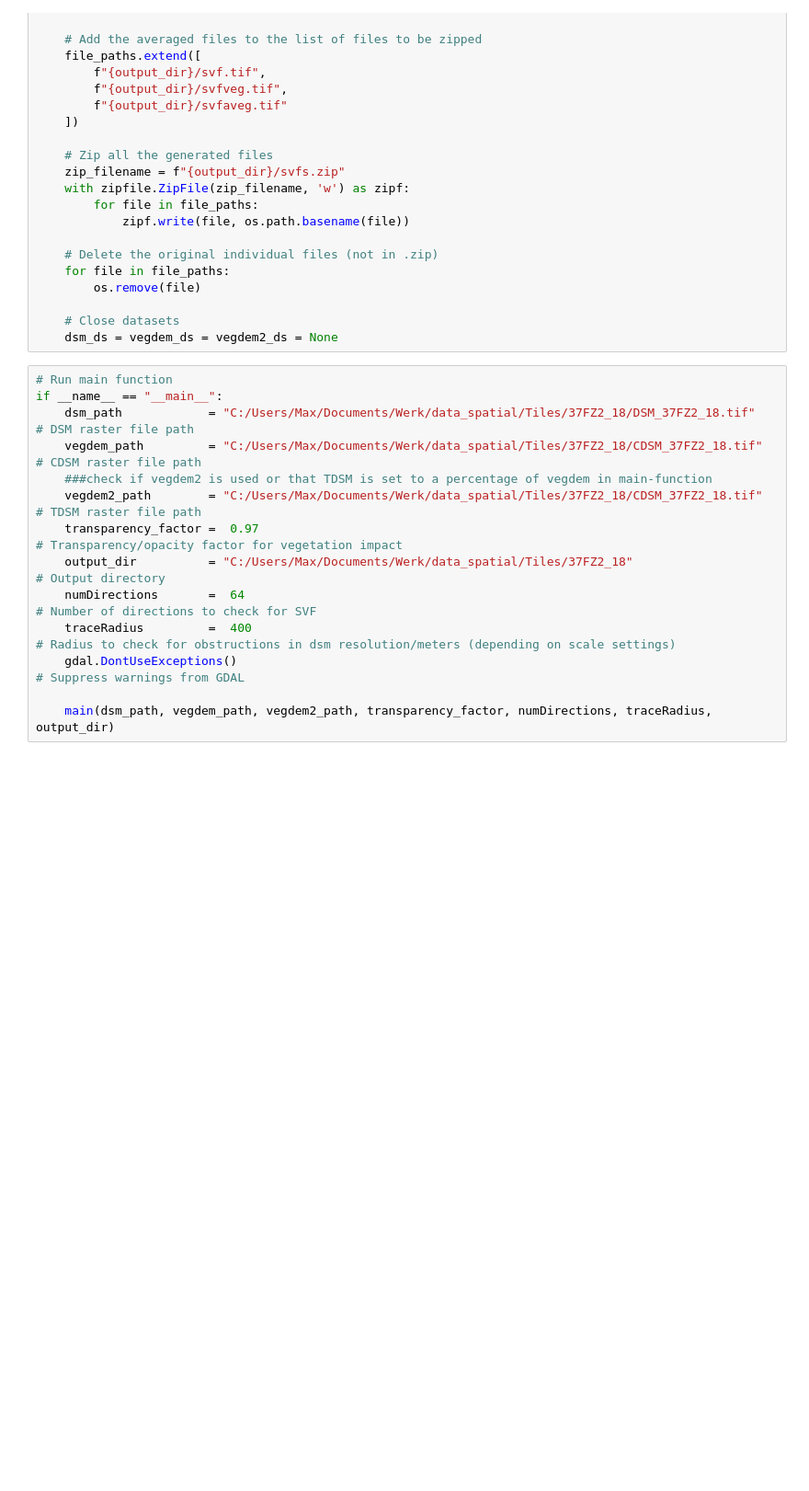
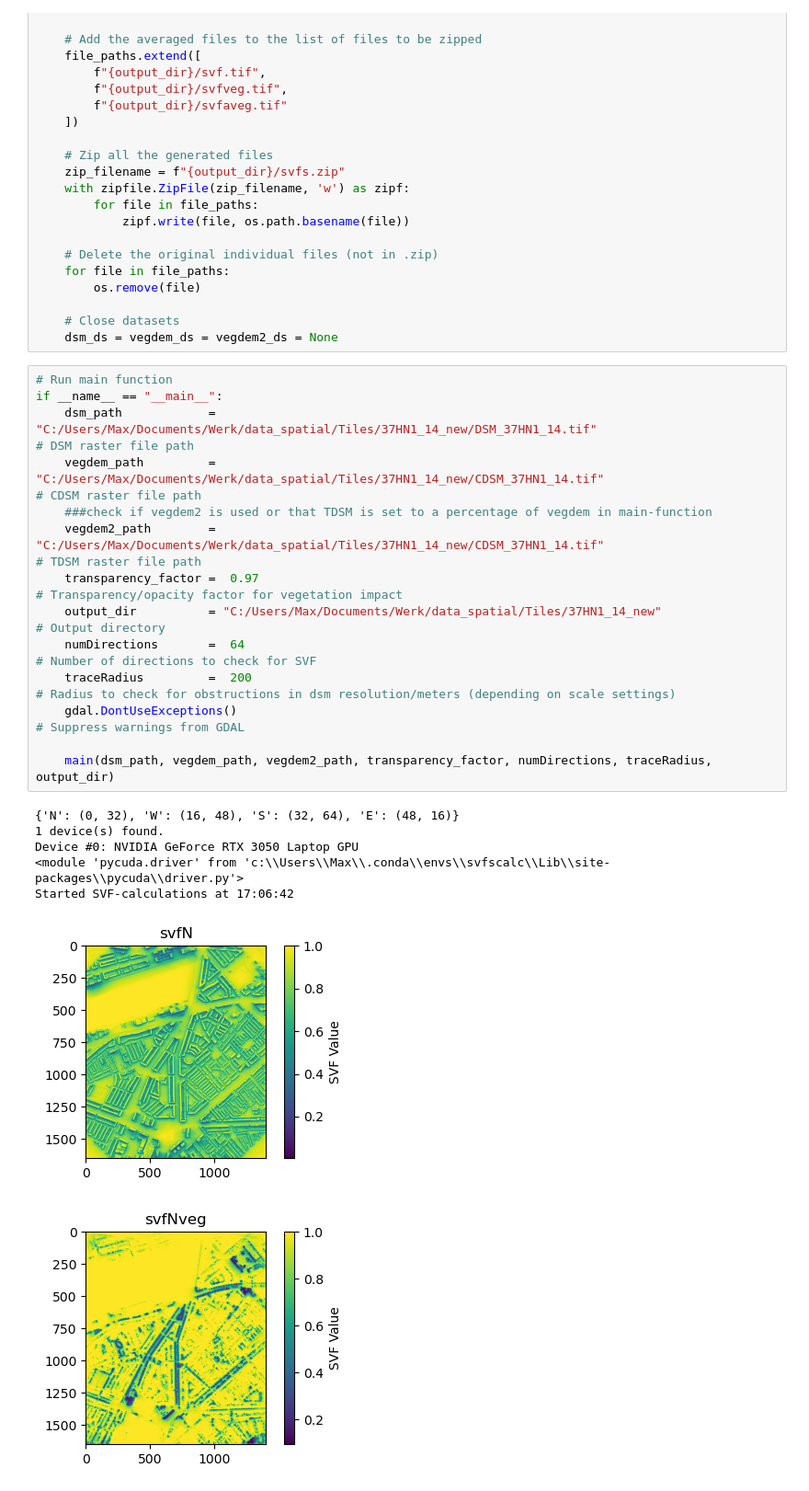
Before and after one commit to Maxvdwaal/svf_GPU, a Jupyter notebook: svf_raytracing.ipynb, the cells around one changed output. Shown at 92% size. Drawn from its saved outputs; the diff is of its cells as text; blank space fills up the shorter version.

```diff
--- a/svf_raytracing.ipynb
+++ b/svf_raytracing.ipynb
@@ -343,14 +343,22 @@ def main(dsm_path, vegdem_path, vegdem2_path, transparency_factor, numDirections
 # %%
 # Run main function
 if __name__ == "__main__":
-    dsm_path            = "C:/Users/Max/Documents/Werk/data_spatial/Tiles/37FZ2_18/DSM_37FZ2_18.tif"                                # DSM raster file path
-    vegdem_path         = "C:/Users/Max/Documents/Werk/data_spatial/Tiles/37FZ2_18/CDSM_37FZ2_18.tif"                               # CDSM raster file path
+    dsm_path            = "C:/Users/Max/Documents/Werk/data_spatial/Tiles/37HN1_14_new/DSM_37HN1_14.tif"                                # DSM raster file path
+    vegdem_path         = "C:/Users/Max/Documents/Werk/data_spatial/Tiles/37HN1_14_new/CDSM_37HN1_14.tif"                               # CDSM raster file path
     ###check if vegdem2 is used or that TDSM is set to a percentage of vegdem in main-function
-    vegdem2_path        = "C:/Users/Max/Documents/Werk/data_spatial/Tiles/37FZ2_18/CDSM_37FZ2_18.tif"                               # TDSM raster file path
+    vegdem2_path        = "C:/Users/Max/Documents/Werk/data_spatial/Tiles/37HN1_14_new/CDSM_37HN1_14.tif"                               # TDSM raster file path
     transparency_factor =  0.97                                                                                             		# Transparency/opacity factor for vegetation impact
-    output_dir          = "C:/Users/Max/Documents/Werk/data_spatial/Tiles/37FZ2_18"                                         	# Output directory
+    output_dir          = "C:/Users/Max/Documents/Werk/data_spatial/Tiles/37HN1_14_new"                                         	# Output directory
     numDirections       =  64                                                                               						# Number of directions to check for SVF
-    traceRadius         =  400                                                                              						# Radius to check for obstructions in dsm resolution/meters (depending on scale settings)
+    traceRadius         =  200                                                                              						# Radius to check for obstructions in dsm resolution/meters (depending on scale settings)
     gdal.DontUseExceptions()                                                                                						# Suppress warnings from GDAL
 
     main(dsm_path, vegdem_path, vegdem2_path, transparency_factor, numDirections, traceRadius, output_dir)
+# %% [output]
+{'N': (0, 32), 'W': (16, 48), 'S': (32, 64), 'E': (48, 16)}
+1 device(s) found.
+Device #0: NVIDIA GeForce RTX 3050 Laptop GPU
+<module 'pycuda.driver' from 'c:\\Users\\Max\\.conda\\envs\\svfscalc\\Lib\\site-packages\\pycuda\\driver.py'>
+Started SVF-calculations at 17:06:42
+[figure, added]
+[figure, added]
```
Also changed, not shown: parts of 1 cell of this notebook, 1 other file.
